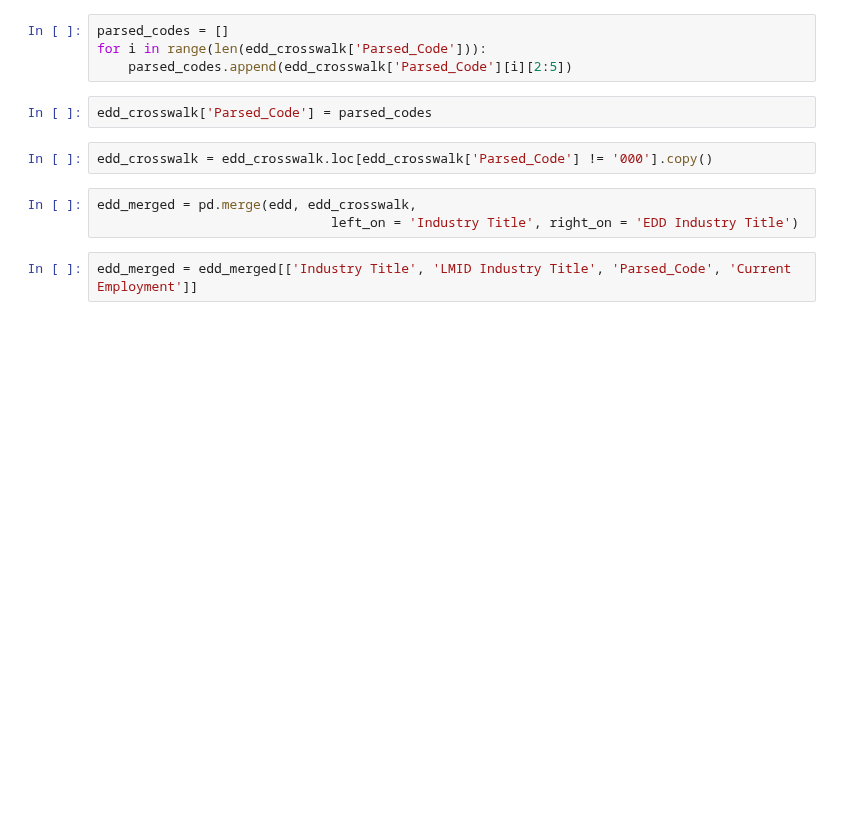
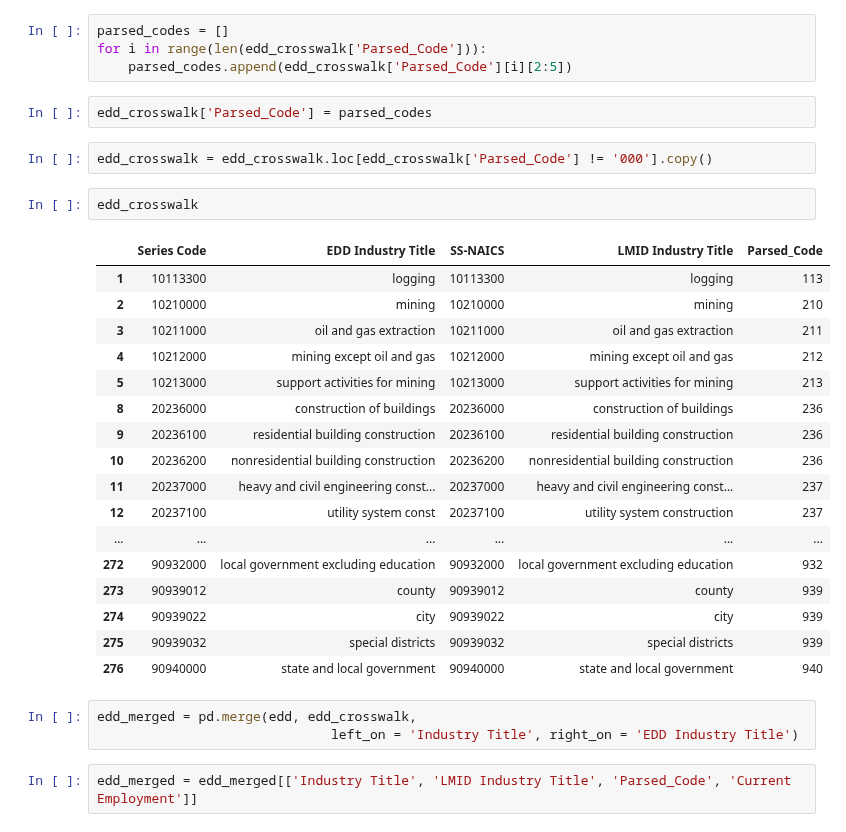
Before and after one commit to cafwd/job_quality_index, a Jupyter notebook: merge-edd-data.ipynb, the cells around one changed output. Drawn from its saved outputs; the diff is of its cells as text; blank space fills up the shorter version.

```diff
--- a/merge-edd-data.ipynb
+++ b/merge-edd-data.ipynb
@@ -136,6 +136,26 @@ for i in range(len(edd_crosswalk['Parsed_Code'])):
 edd_crosswalk['Parsed_Code'] = parsed_codes
 # %%
 edd_crosswalk = edd_crosswalk.loc[edd_crosswalk['Parsed_Code'] != '000'].copy()
+# %%
+edd_crosswalk
+# %% [output]
+|  | Series Code | EDD Industry Title | SS-NAICS | LMID Industry Title | Parsed_Code |
+| 1 | 10113300 | logging | 10113300 | logging | 113 |
+| 2 | 10210000 | mining | 10210000 | mining | 210 |
+| 3 | 10211000 | oil and gas extraction | 10211000 | oil and gas extraction | 211 |
+| 4 | 10212000 | mining except oil and gas | 10212000 | mining except oil and gas | 212 |
+| 5 | 10213000 | support activities for mining | 10213000 | support activities for mining | 213 |
+| 8 | 20236000 | construction of buildings | 20236000 | construction of buildings | 236 |
+| 9 | 20236100 | residential building construction | 20236100 | residential building construction | 236 |
+| 10 | 20236200 | nonresidential building construction | 20236200 | nonresidential building construction | 236 |
+| 11 | 20237000 | heavy and civil engineering const... | 20237000 | heavy and civil engineering const... | 237 |
+| 12 | 20237100 | utility system const | 20237100 | utility system construction | 237 |
+| ... | ... | ... | ... | ... | ... |
+| 272 | 90932000 | local government excluding education | 90932000 | local government excluding education | 932 |
+| 273 | 90939012 | county | 90939012 | county | 939 |
+| 274 | 90939022 | city | 90939022 | city | 939 |
+| 275 | 90939032 | special districts | 90939032 | special districts | 939 |
+| 276 | 90940000 | state and local government | 90940000 | state and local government | 940 |
 # %%
 edd_merged = pd.merge(edd, edd_crosswalk,
                               left_on = 'Industry Title', right_on = 'EDD Industry Title')
```
Also changed, not shown: parts of 8 cells of this notebook, 1 other file.
